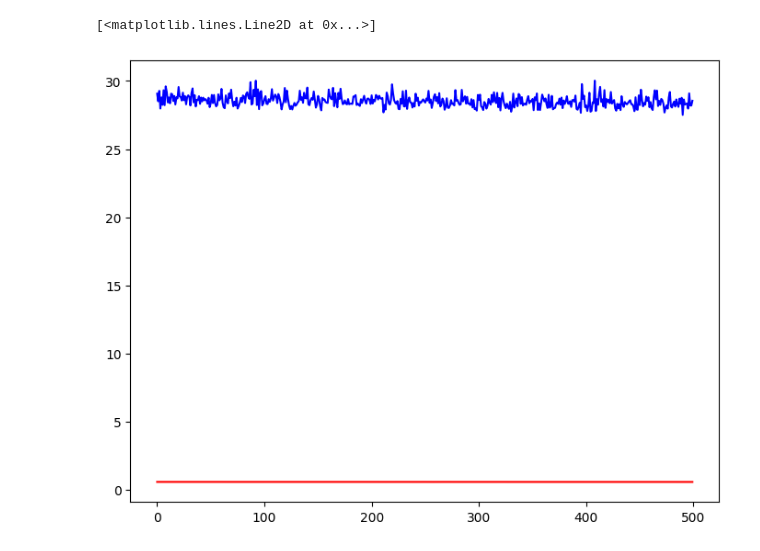
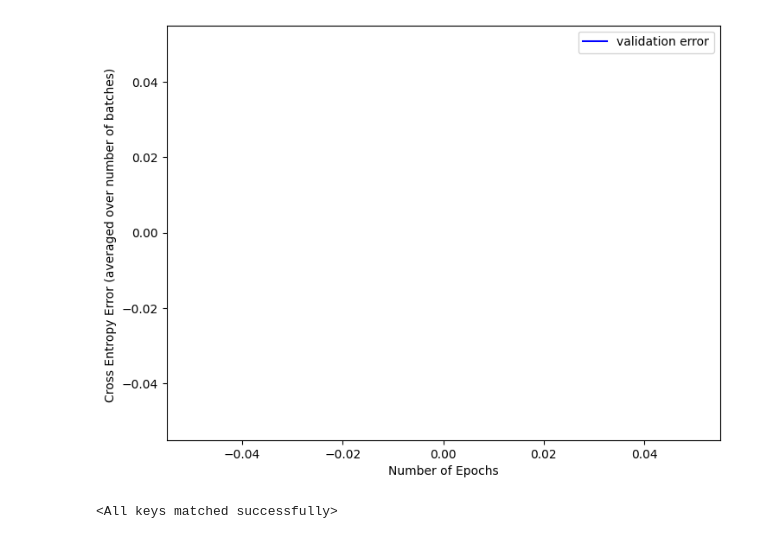
Before and after one commit to Suchit027/Healthcare-Provider-Fraud-Detection-Analysis, a Jupyter notebook: neuralNet9.ipynb, the cells around one changed output. Cells and saved outputs as stored; diff of their text form; code cells hidden in the pictures.

Commit message:
loss lists and other graphs

```diff
--- a/neuralNet9.ipynb
+++ b/neuralNet9.ipynb
@@ -77,11 +75,10 @@ model = model.to('cuda')
 # %%
 criterion = nn.BCELoss()
 # learning rate decreased by power of 10
-optimizer = torch.optim.Adam(model.parameters(), lr = 0.0001, weight_decay= 0.00001)
-optimizer.load_state_dict(checkpoint['optimizer_state_dict'])
+optimizer = torch.optim.Adam(model.parameters(), lr = 0.000001, weight_decay= 0.00001)
 # %%
 loss_list_train, loss_list_val = [], []
-for epoch in range(500):
+for epoch in range(200):
     model.train()
     running_loss_trian, running_loss_val = 0.0, 0.0
     for input, target in train_loader:
@@ -123,12 +108,20 @@ Epoch - 499 loss - 2840.5560072362423
 # %%
 from matplotlib import pyplot as plt
 fig = plt.figure()
 ax = fig.add_axes([0, 0, 1, 1])
-plt.plot(range(len(loss_list_train)), loss_list_train, color= 'red')
-plt.plot(range(len(loss_list_val)), loss_list_val, color = 'blue')
+# plt.plot(range(len(loss_list_train)), loss_list_train, color= 'red', label = 'training error')
+plt.plot(range(len(loss_list_val)), loss_list_val, color = 'blue', label = 'validation error')
+plt.xlabel('Number of Epochs')
+plt.ylabel('Cross Entropy Error (averaged over number of batches) ')
+plt.legend()
+plt.show()
 # %% [output]
-[<matplotlib.lines.Line2D at 0x...>]
-[figure, old version]
+[figure, new version]
+# %%
+checkpoint = torch.load('best_parameters_silu.pt')
+model.load_state_dict(checkpoint['model_state_dict'])
+# %% [output]
+<All keys matched successfully>
 # %%
 model.eval()
 all_preds, all_labels = [], []
```
Also changed, not shown: parts of 8 cells of this notebook, 10 other files.
